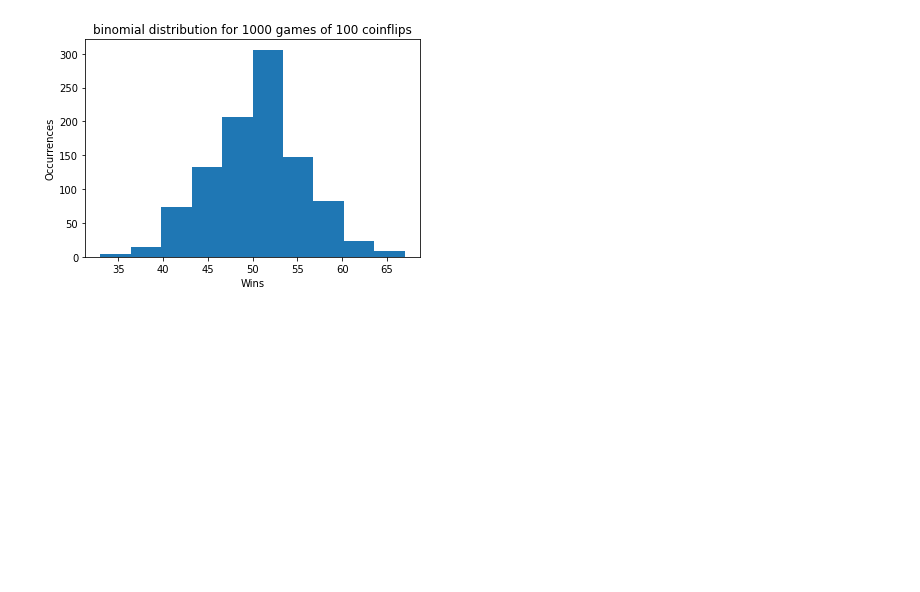
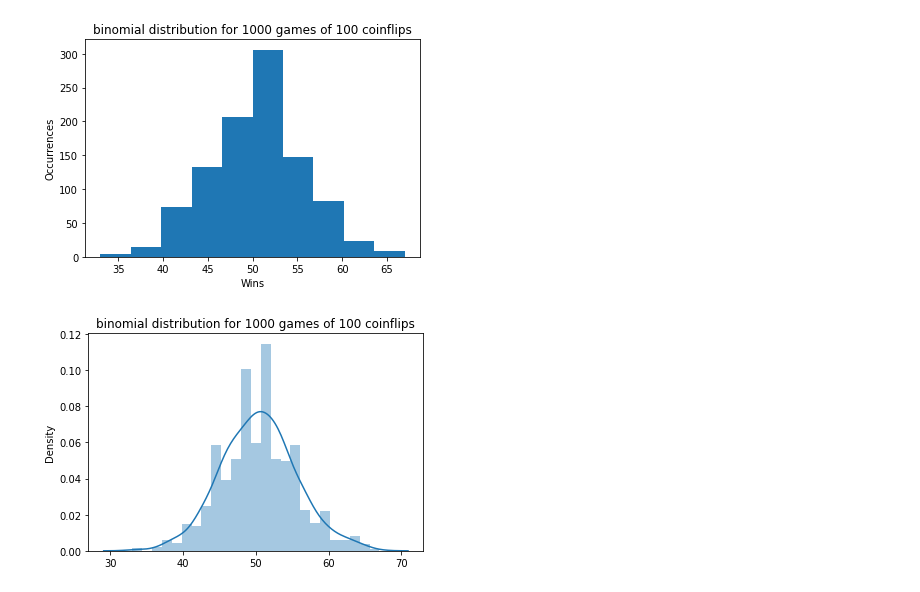
Before and after one commit to itskeithstudent/Fundamentals-Of-Data-Analysis-52446-Tasks, a Jupyter notebook: Tasks.ipynb, the cells around one changed output. Cells and saved outputs as stored; diff of their text form; code cells hidden in the pictures; blank space fills up the shorter version.

Commit message:
Add looping example where no size arg supplied to numpy.random.binomial, add simple seaborn distplot visualisation

```diff
--- a/Tasks.ipynb
+++ b/Tasks.ipynb
@@ -267,3 +267,8 @@ plt.xlabel('Wins')
 # %% [output]
 Text(0.5, 0, 'Wins')
 [figure]
+# %%
+import seaborn as sns
+sns.distplot(coinflip_binomial).set_title('binomial distribution for 1000 games of 100 coinflips');
+# %% [output]
+[figure, added]
```
Also changed, not shown: parts of 2 cells of this notebook.
